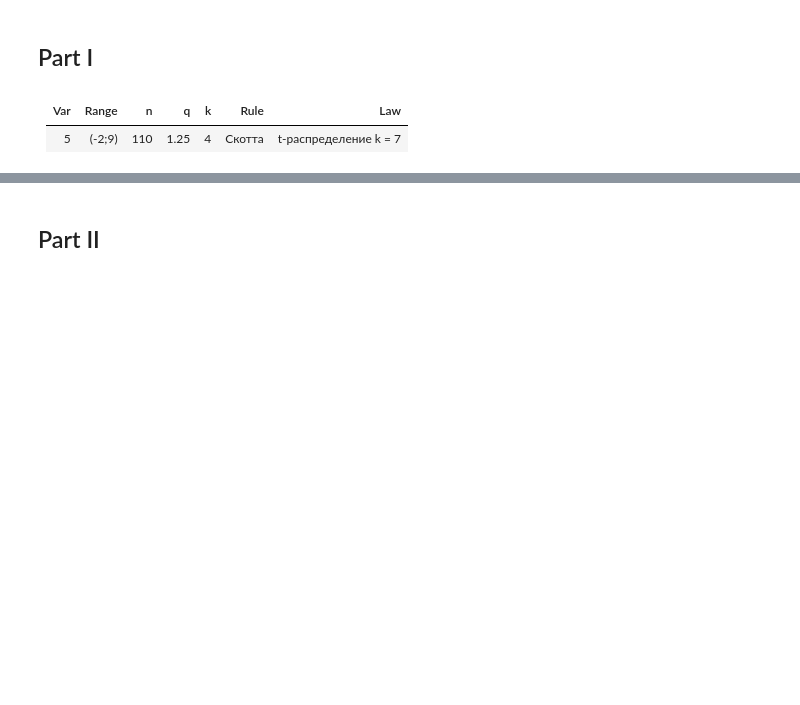
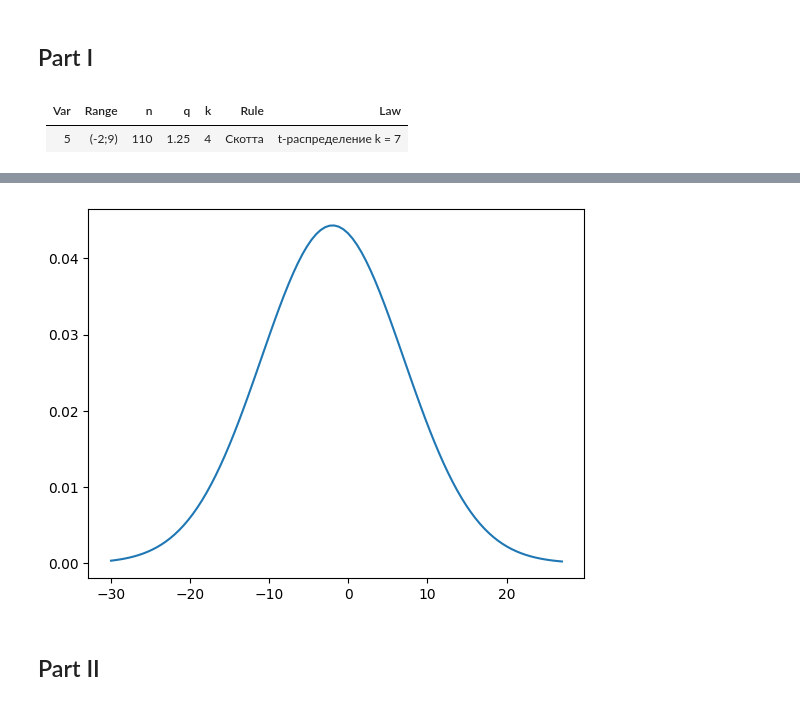
Before and after one commit to c0de1sl1fe/Probability, a Jupyter notebook: lab_1/main.ipynb, the cells around one changed output, grey strips where cells are left out. Cells and saved outputs as stored; diff of their text form; code cells hidden in the pictures; blank space fills up the shorter version.

```diff
--- a/lab_1/main.ipynb
+++ b/lab_1/main.ipynb
@@ -112,3 +133,10 @@ plt.stairs(frequency, intervals, fill=True)
+# %%
+import scipy.stats as stats
+x = np.linspace(min_smpl, max_smpl, 100)
+plt.plot(x, stats.norm.pdf(x, a, sigma))
+plt.show()
+# %% [output]
+[figure, added]
 # %% [markdown]
 Part II
 ---
```
Also changed, not shown: parts of 9 cells of this notebook.
